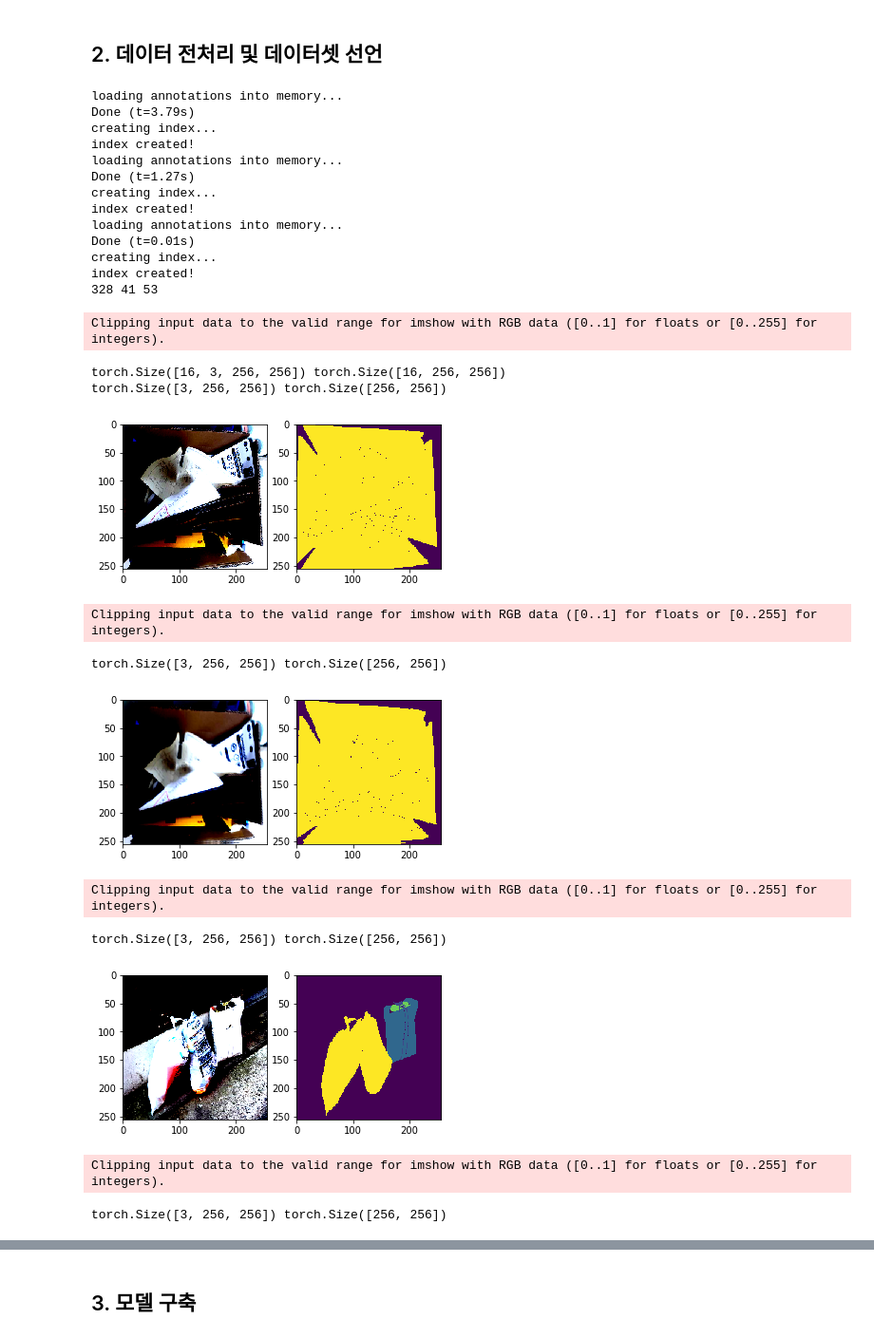
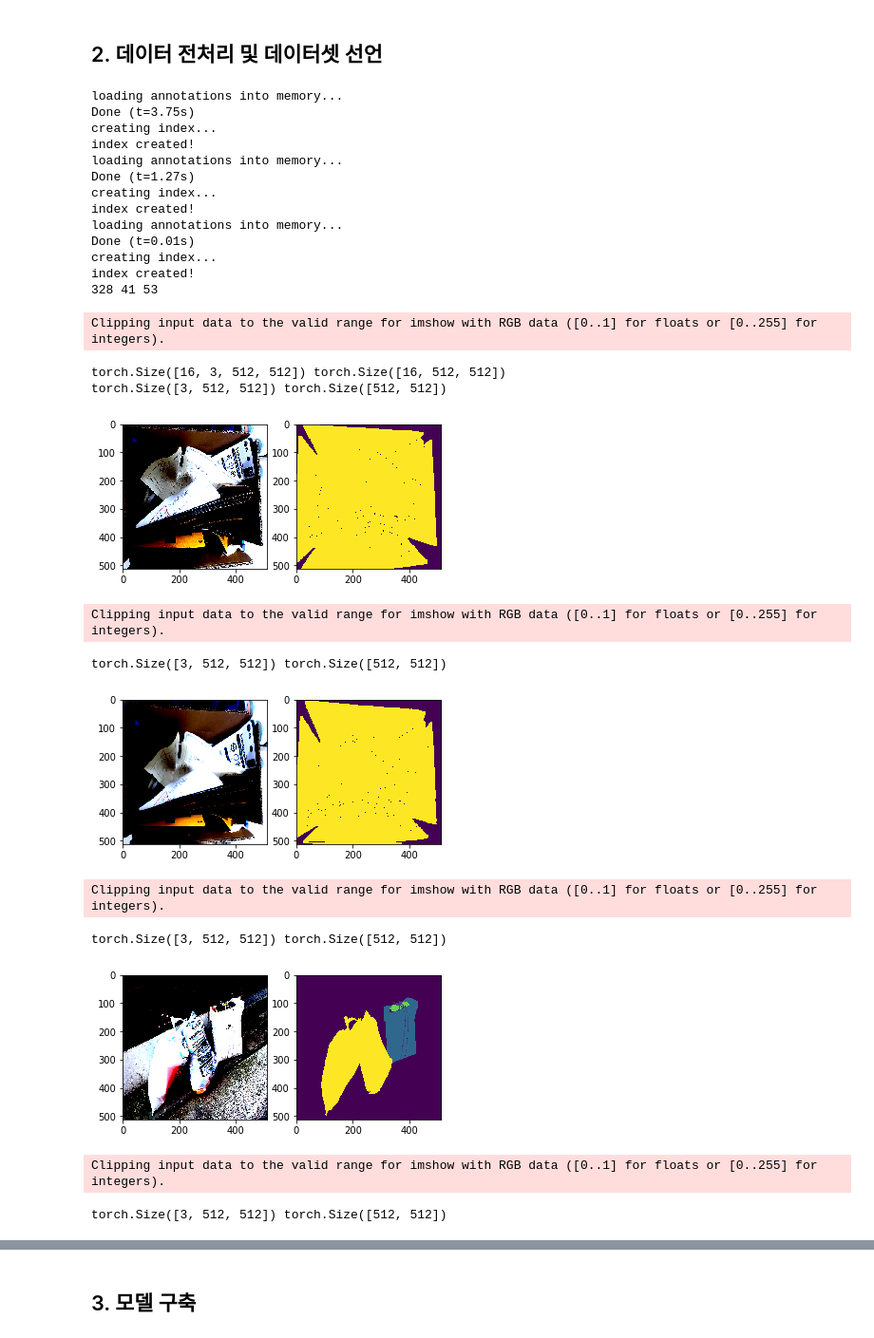
Before and after one commit to bcaitech1/p3-ims-obd-line2headingseongsu, a Jupyter notebook: MWLee/Code.ipynb, the cells around one changed output, grey strips where cells are left out. Shown at 95% size. Drawn from its saved outputs; the diff is of its cells as text; code cells hidden in the pictures.

```diff
--- a/MWLee/Code.ipynb
+++ b/MWLee/Code.ipynb
@@ -94,8 +95,8 @@ class CustomDataLoader(Dataset):
                                   A.RandomRotate90(p=0.9),
                                   A.OneOf([
                                     A.MotionBlur(p=1),
-                                    A.OpticalDistortion(p=1),
-                                    A.GaussNoise(p=1),
+                                  #  A.OpticalDistortion(p=1),
+                                  #  A.GaussNoise(p=1),
                                     ], p=1),
                                    A.ElasticTransform(p=0.9),
                                    A.GridDistortion(p=0.9),
@@ -176,11 +177,15 @@ test_path = dataset_path + '/test.json'
 def collate_fn(batch): return tuple(zip(*batch))
 
 train_transform = A.Compose([
-                            A.Resize(256, 256),
-                            #A.HorizontalFlip(0.25),
-                            #A.VerticalFlip(0.25),
-                            #A.RandomRotate90(0.25),
-                            #A.GaussianBlur(1),
+                            #A.Resize(256, 256),
+                            #A.HorizontalFlip(0.5),
+                            #A.VerticalFlip(0.5),
+                            #A.RandomRotate90(0.5),
+                            #A.OneOf([
+                            #    A.MotionBlur(p=1),
+                            #    #A.OpticalDistortion(p=1),
+                            #    #A.GaussNoise(p=1),
+                            #], p=1),
                             A.Normalize(
                                 mean=(0.485, 0.456, 0.406),
                                 std=(0.229, 0.224, 0.225), max_pixel_value=255.0, p=1.0
@@ -190,7 +195,7 @@ train_transform = A.Compose([
 
 val_transform = A.Compose([
                            #A.CLAHE(),
-                          A.Resize(256, 256),
+                          #A.Resize(256, 256),
                           A.Normalize(
                                 mean=(0.485, 0.456, 0.406),
                                 std=(0.229, 0.224, 0.225), max_pixel_value=255.0, p=1.0
@@ -200,7 +205,7 @@ val_transform = A.Compose([
 
 test_transform = A.Compose([
                            #A.CLAHE(),
-                           A.Resize(256, 256),
+                           #A.Resize(256, 256),
                            A.Normalize(
                                 mean=(0.485, 0.456, 0.406),
                                 std=(0.229, 0.224, 0.225), max_pixel_value=255.0, p=1.0
@@ -230,7 +235,7 @@ test_dataset = CustomDataLoader(data_dir=test_path, mode='test', transform=test_
 # DataLoader
 batch_size = 16
 train_loader = torch.utils.data.DataLoader(dataset=train_dataset,
-                                           batch_size=8,
+                                           batch_size=int(batch_size / 2),
                                            shuffle=True,
                                            num_workers=4,
                                            collate_fn=collate_fn)
@@ -248,9 +253,7 @@ test_loader = torch.utils.data.DataLoader(dataset=test_dataset,
 
 print(len(train_loader), len(val_loader), len(test_loader))
 
-isFirst = True
 for x, y, _ in train_loader :
-
     x_tmp = list()
     y_tmp = list()
     for i in range(len(x)) :
@@ -260,42 +263,42 @@ for x, y, _ in train_loader :
 
     x = torch.stack(x_tmp)
     y = torch.stack(y_tmp)
 
     #x = torch.stack(x)
     #y = torch.stack(y).long()
     print(x.shape, y.shape)
 
     for i in range(len(x)) :
         fig, (ax1, ax2) = plt.subplots(nrows=1, ncols=2, figsize=(6, 6))
         print(x[i].shape, y[i].shape)
         ax1.imshow(x[i].numpy().transpose(1, 2, 0))
         ax2.imshow(y[i])
         plt.show()
 
     break
 # %% [output]
 loading annotations into memory...
-Done (t=3.79s)
+Done (t=3.75s)
 creating index...
 index created!
 loading annotations into memory...
 Done (t=1.27s)
 creating index...
 index created!
 loading annotations into memory...
 Done (t=0.01s)
 creating index...
 index created!
 328 41 53
 Clipping input data to the valid range for imshow with RGB data ([0..1] for floats or [0..255] for integers).
-torch.Size([16, 3, 256, 256]) torch.Size([16, 256, 256])
-torch.Size([3, 256, 256]) torch.Size([256, 256])
+torch.Size([16, 3, 512, 512]) torch.Size([16, 512, 512])
+torch.Size([3, 512, 512]) torch.Size([512, 512])
-[figure, old version]
+[figure, new version]
 Clipping input data to the valid range for imshow with RGB data ([0..1] for floats or [0..255] for integers).
-torch.Size([3, 256, 256]) torch.Size([256, 256])
+torch.Size([3, 512, 512]) torch.Size([512, 512])
-[figure, old version]
+[figure, new version]
 Clipping input data to the valid range for imshow with RGB data ([0..1] for floats or [0..255] for integers).
-torch.Size([3, 256, 256]) torch.Size([256, 256])
+torch.Size([3, 512, 512]) torch.Size([512, 512])
-[figure, old version]
+[figure, new version]
 Clipping input data to the valid range for imshow with RGB data ([0..1] for floats or [0..255] for integers).
-torch.Size([3, 256, 256]) torch.Size([256, 256])
+torch.Size([3, 512, 512]) torch.Size([512, 512])
```
Also changed, not shown: parts of 9 cells of this notebook, 3 other files.
